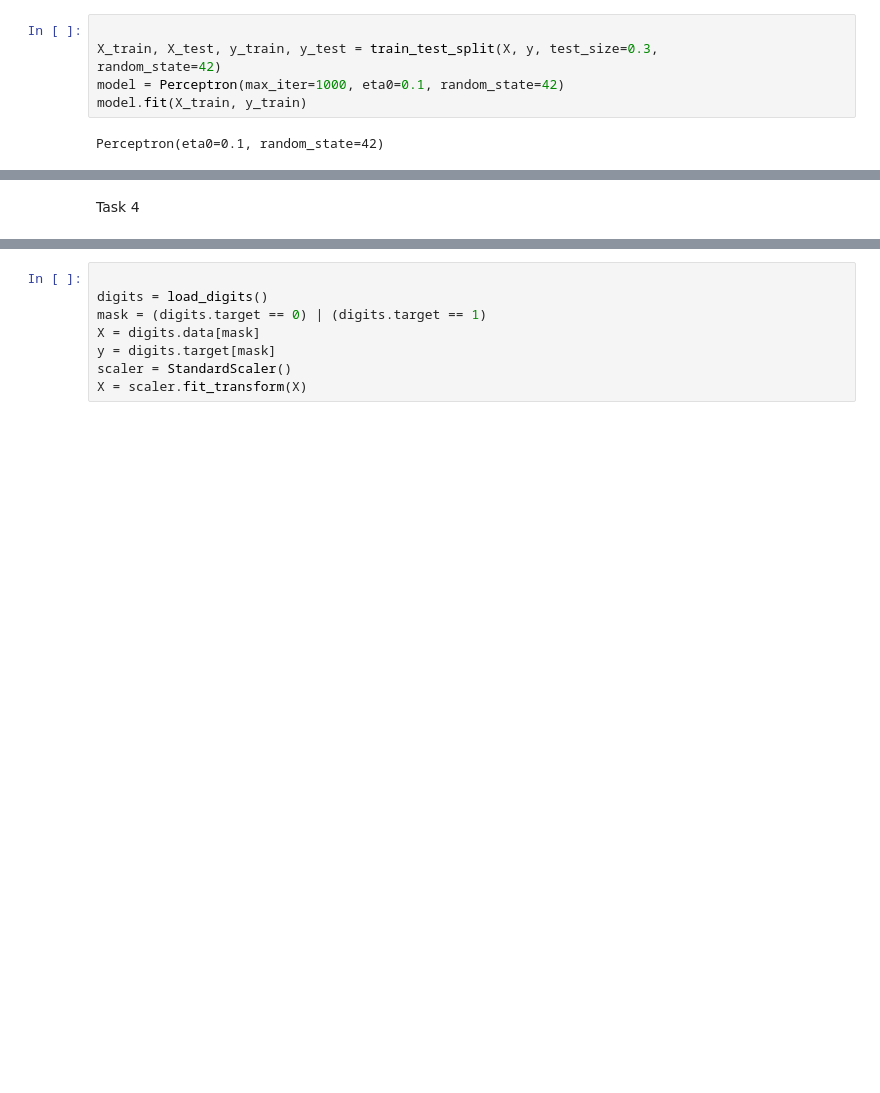
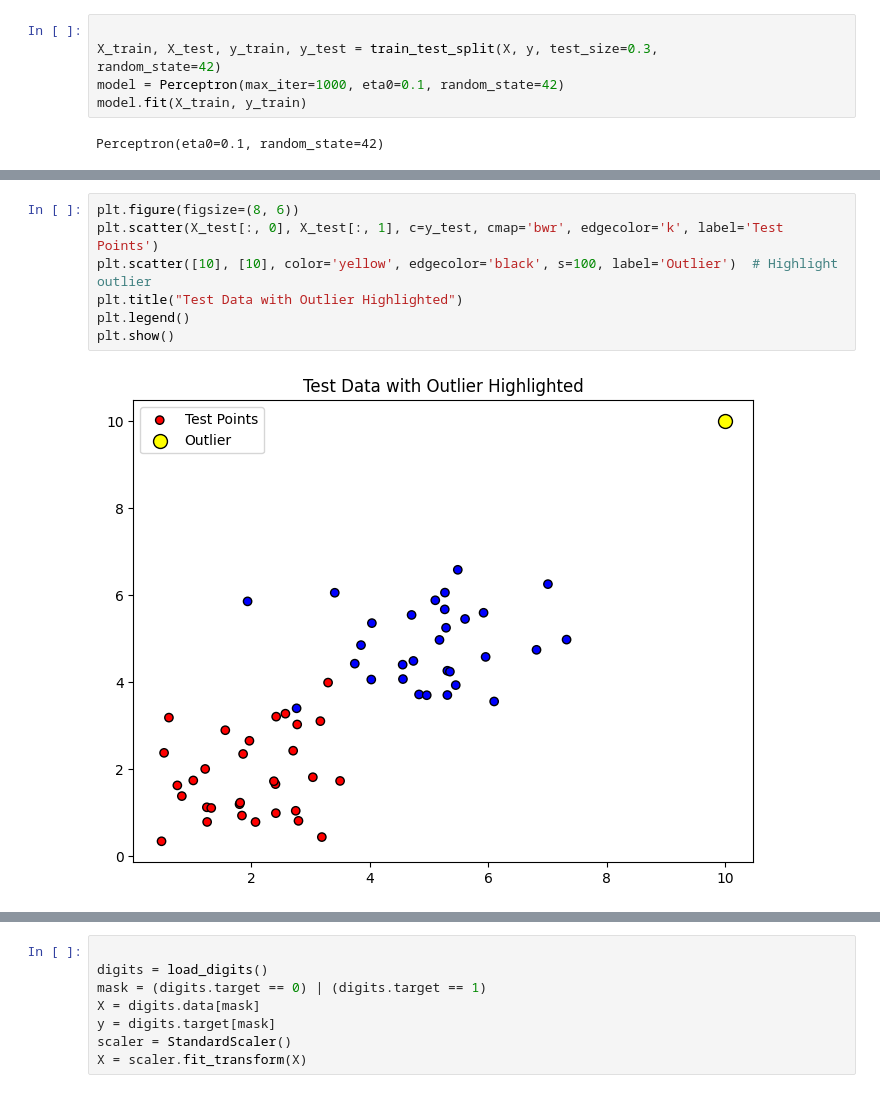
Before and after one commit to sath8/Neural-Network-Labs, a Jupyter notebook: CO542_LAB01.ipynb, the cells around one changed output, grey strips where cells are left out. Saved outputs shown, nothing was run; the diff lists cells and outputs as text; blank space fills up the shorter version.

```diff
--- a/CO542_LAB01.ipynb
+++ b/CO542_LAB01.ipynb
@@ -156,2 +215,9 @@ Accuracy: 0.9508196721311475
-# %% [markdown]
-Task 4
+# %%
+plt.figure(figsize=(8, 6))
+plt.scatter(X_test[:, 0], X_test[:, 1], c=y_test, cmap='bwr', edgecolor='k', label='Test Points')
+plt.scatter([10], [10], color='yellow', edgecolor='black', s=100, label='Outlier')  # Highlight outlier
+plt.title("Test Data with Outlier Highlighted")
+plt.legend()
+plt.show()
+# %% [output]
+[figure, added]
```
Also changed, not shown: parts of 34 cells of this notebook.
